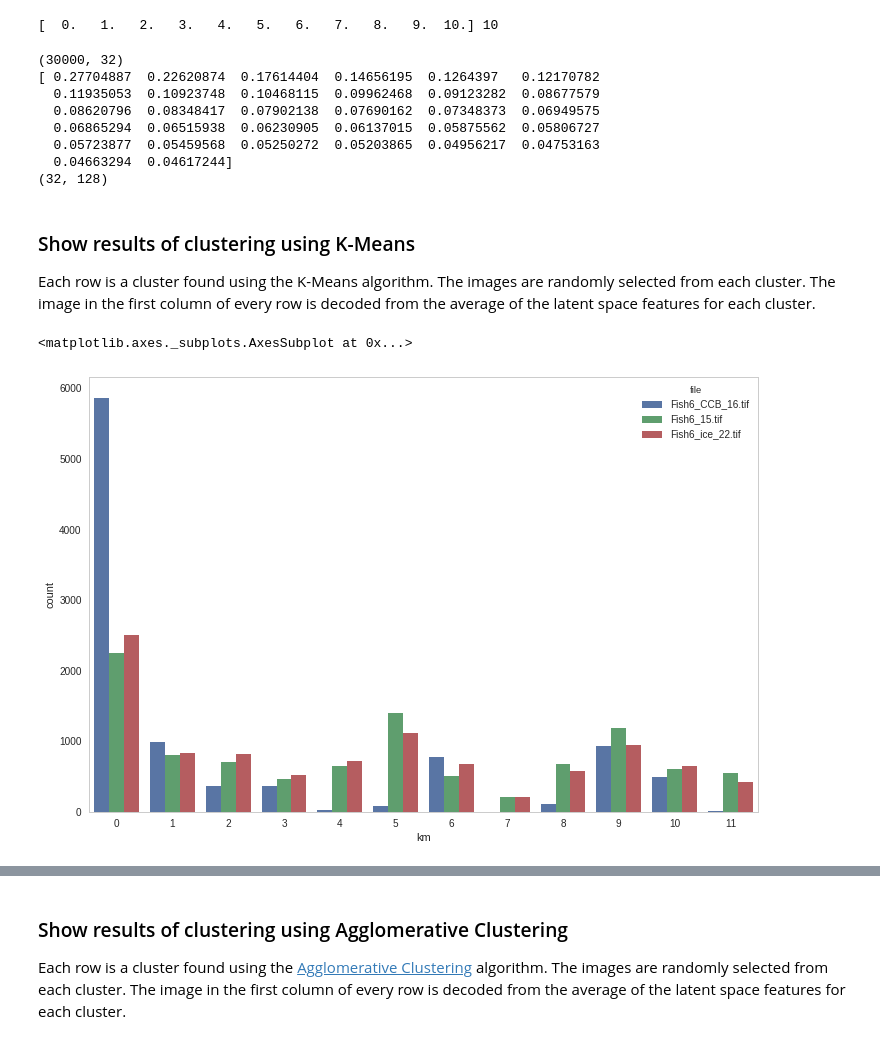
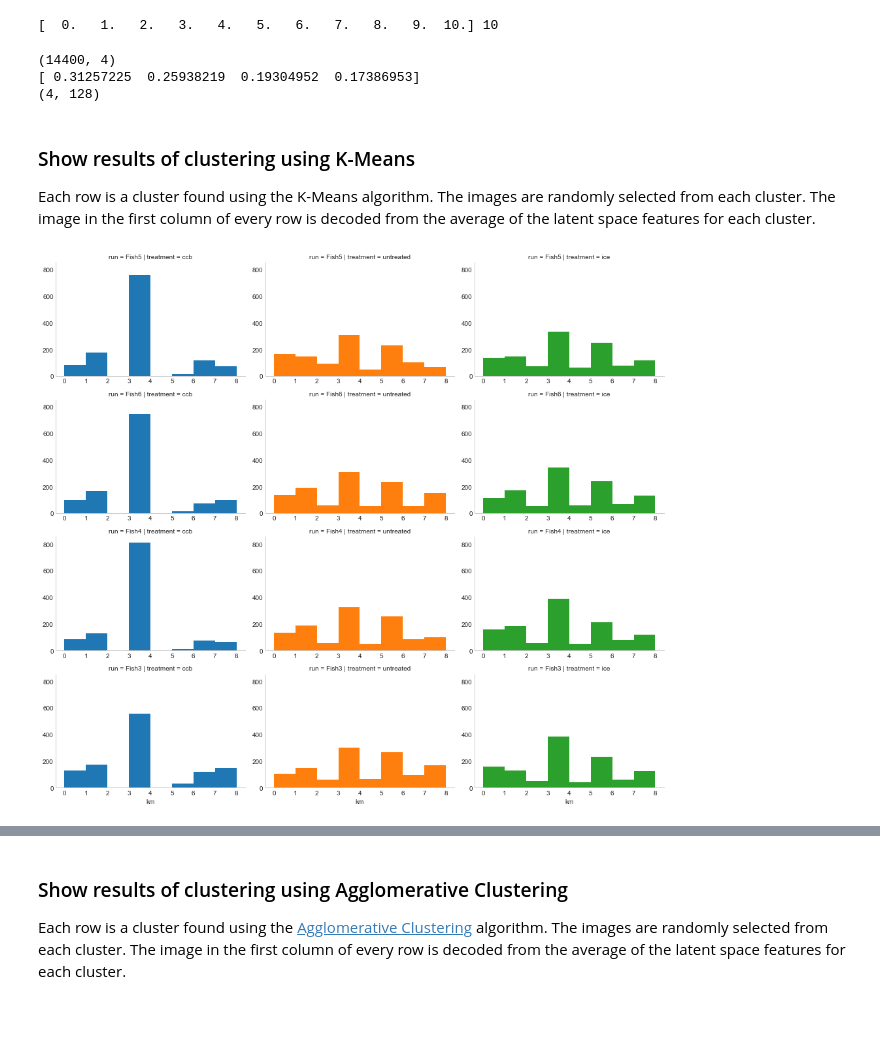
Before and after one commit to cwood1967/DeepLearning, a Jupyter notebook: autoencoder/infer-cyto-multi.ipynb, the cells around one changed output, grey strips where cells are left out. Cells and saved outputs as stored; diff of their text form; code cells hidden in the pictures; blank space fills up the shorter version.

```diff
--- a/autoencoder/infer-cyto-multi.ipynb
+++ b/autoencoder/infer-cyto-multi.ipynb
@@ -239,20 +272,15 @@ print(bounds, mycmap.N)
 '''Do PCA on the latent space features'''
 
 from sklearn.decomposition import PCA
-pca = PCA(n_components=32, svd_solver='arpack', whiten=True, copy=True)
+pca = PCA(n_components=4, svd_solver='arpack', whiten=True, copy=True)
 gfit = pca.fit_transform(g_all)
 print(gfit.shape)
 print(pca.explained_variance_)
 print(pca.components_.shape)
 # %% [output]
-(30000, 32)
-[ 0.27704887  0.22620874  0.17614404  0.14656195  0.1264397   0.12170782
-  0.11935053  0.10923748  0.10468115  0.09962468  0.09123282  0.08677579
-  0.08620796  0.08348417  0.07902138  0.07690162  0.07348373  0.06949575
-  0.06865294  0.06515938  0.06230905  0.06137015  0.05875562  0.05806727
-  0.05723877  0.05459568  0.05250272  0.05203865  0.04956217  0.04753163
-  0.04663294  0.04617244]
-(32, 128)
+(14400, 4)
+[ 0.31257225  0.25938219  0.19304952  0.17386953]
+(4, 128)
 # %%
 '''
 Do clustering on the latent space features
@@ -269,12 +298,3 @@ agc = cluster.AgglomerativeClustering(n_clusters=nclust, affinity='euclidean', l
 
 Each row is a cluster found using the K-Means algorithm. The images are randomly selected from each cluster.
 The image in the first column of every row is decoded from the average of the latent space features for each cluster.
-# %%
-df['km'] = km
-
-plt.figure(figsize=(12,8))
-sns.set_style("whitegrid", {'axes.grid' : False})
-sns.countplot(x='km', data=df, hue='file')
-# %% [output]
-<matplotlib.axes._subplots.AxesSubplot at 0x...>
-[figure, removed]
@@ -281,2 +304,7 @@ sns.countplot(x='km', data=df, hue='file')
+# %%
+fg = sns.FacetGrid(df, col='treatment', row='run', hue='treatment', size=3, aspect=1.5)
+fg = fg.map(plt.hist, 'km', bins=range(nclust + 1))
+# %% [output]
+[figure, added]
 # %%
 ximages = vv
```
Also changed, not shown: parts of 16 cells of this notebook.
